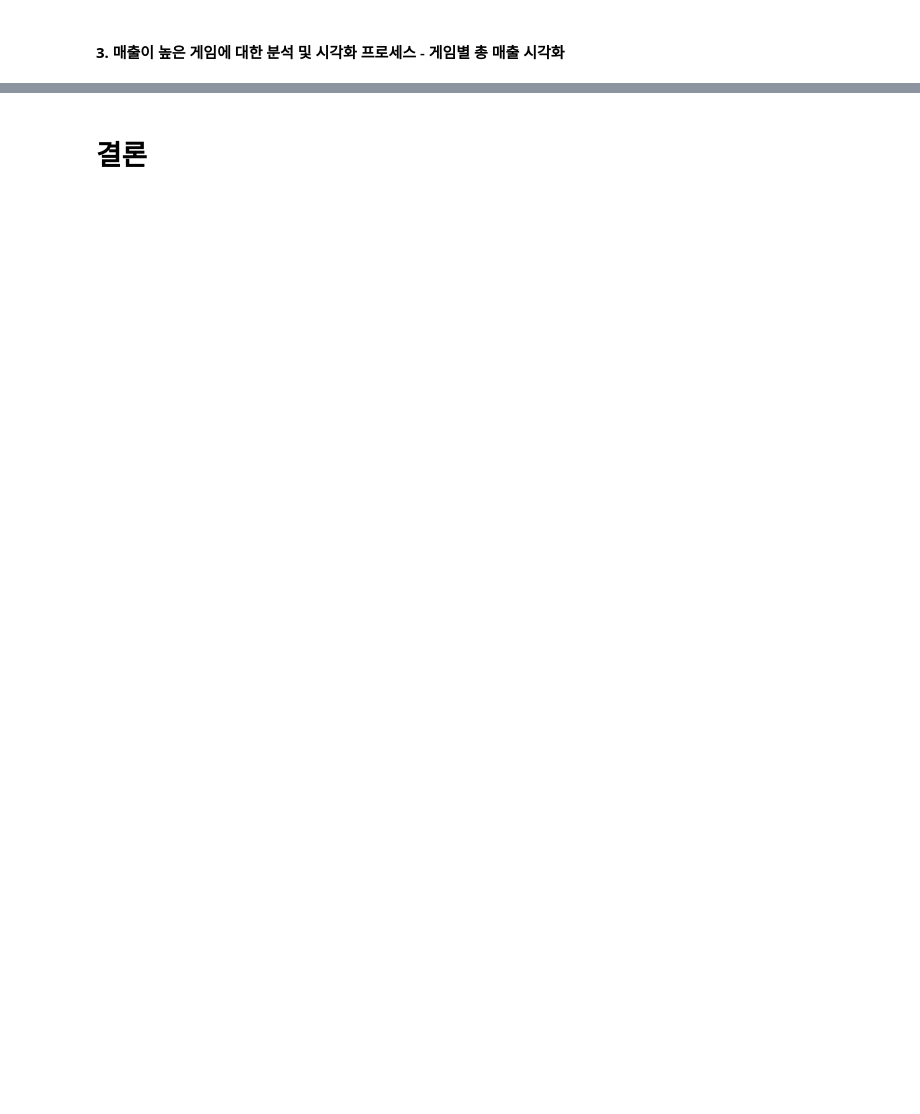
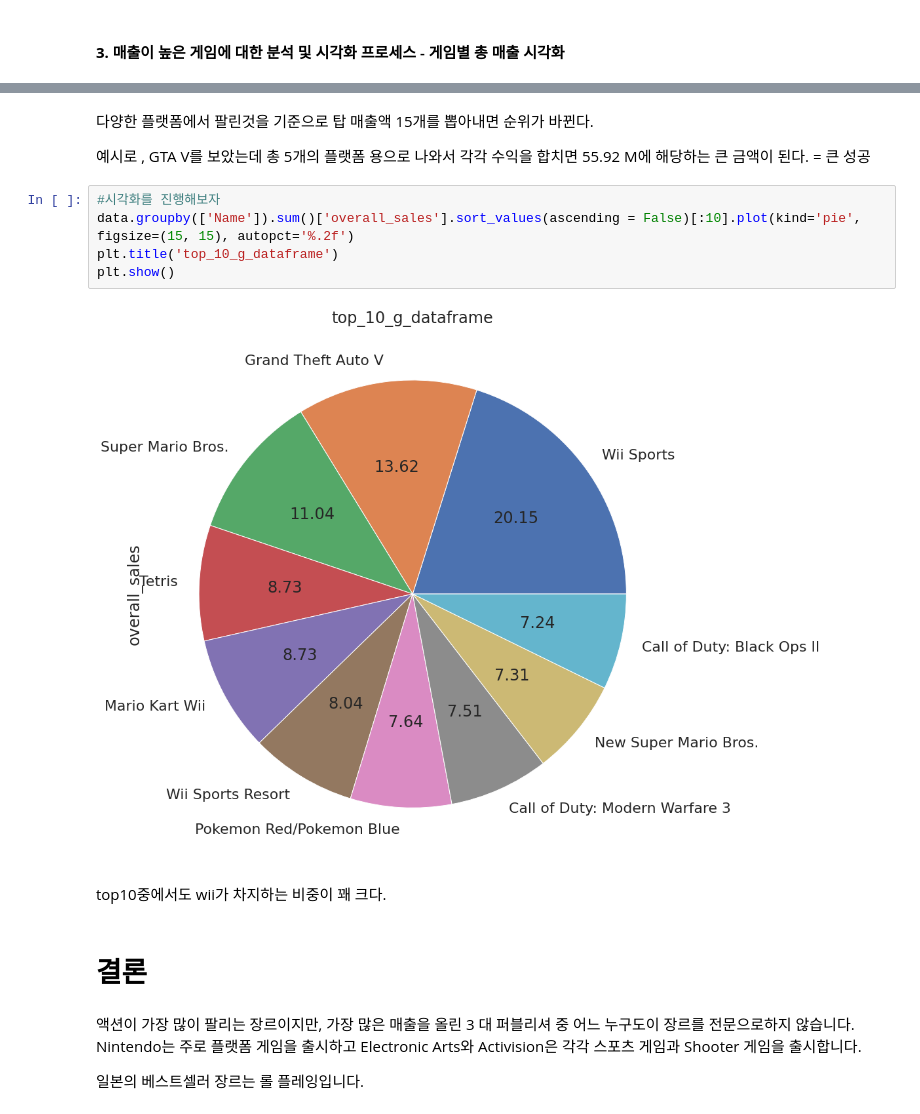
Before and after one commit to syh0397/codestates-AI-bootcamp-1, a Jupyter notebook: Untitled0.ipynb, the cells around one changed output, grey strips where cells are left out. Saved outputs shown, nothing was run; the diff lists cells and outputs as text; blank space fills up the shorter version.

```diff
--- a/Untitled0.ipynb
+++ b/Untitled0.ipynb
@@ -735,2 +789,20 @@ data[data['Publisher'] == 'Electronic Arts'][df['Year'] == 2013][:5]
+# %% [markdown]
+다양한 플랫폼에서 팔린것을 기준으로 탑 매출액 15개를 뽑아내면
+순위가 바뀐다.
+
+예시로 , GTA V를 보았는데 총 5개의 플랫폼 용으로 나와서 각각 수익을 합치면 55.92 M에 해당하는 큰 금액이 된다. = 큰 성공
+# %%
+#시각화를 진행해보자
+data.groupby(['Name']).sum()['overall_sales'].sort_values(ascending = False)[:10].plot(kind='pie', figsize=(15, 15), autopct='%.2f')
+plt.title('top_10_g_dataframe')
+plt.show()
+# %% [output]
+[figure, added]
+# %% [markdown]
+top10중에서도 wii가 차지하는 비중이 꽤 크다.
 # %% [markdown]
 # **결론**
+# %% [markdown]
+액션이 가장 많이 팔리는 장르이지만, 가장 많은 매출을 올린 3 대 퍼블리셔 중 어느 누구도이 장르를 전문으로하지 않습니다. Nintendo는 주로 플랫폼 게임을 출시하고 Electronic Arts와 Activision은 각각 스포츠 게임과 Shooter 게임을 출시합니다.
+
+일본의 베스트셀러 장르는 롤 플레잉입니다.
```
Also changed, not shown: parts of 14 cells of this notebook.
